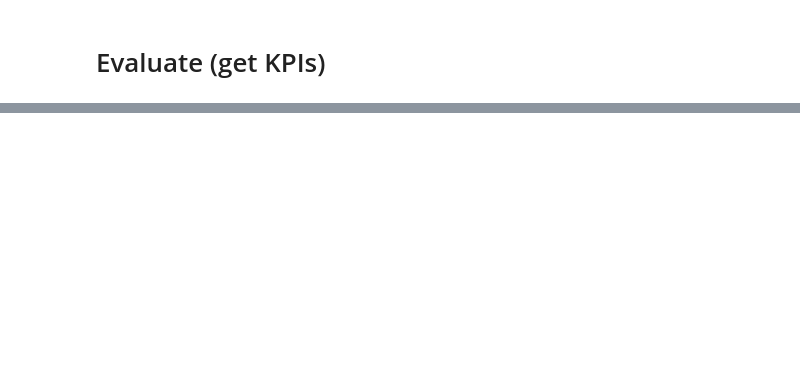
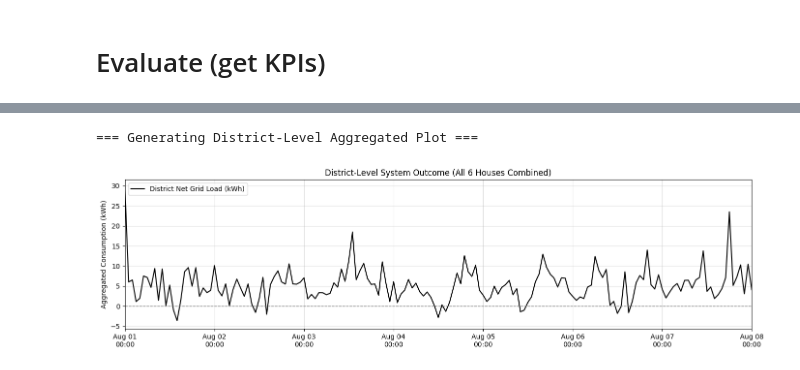
Before and after one commit to thanh7921/FRL_Smart_Grid, a Jupyter notebook: baseline/centralized_sac.ipynb, the cells around one changed output, grey strips where cells are left out. Cells and saved outputs as stored; diff of their text form; code cells hidden in the pictures; blank space fills up the shorter version.

```diff
--- a/baseline/centralized_sac.ipynb
+++ b/baseline/centralized_sac.ipynb
@@ -107,0 +181,14 @@ INFO:root:Go here /home/ntpt/.cache/citylearn/v2.5.0/datasets/citylearn_challeng
+# %%
+# ------------------------------------------------------------------
+# 7. Execution
+# ------------------------------------------------------------------
+total_timesteps = 100_000
+
+print(f"Target Timesteps: {total_timesteps}")
+model.learn(
+    total_timesteps=total_timesteps,
+    callback=checkpoint_callback,
+    tb_log_name=session_name,
+    reset_num_timesteps=reset_steps,
+    log_interval=1,  # Forces logging after every episode completion
+)
@@ -313,0 +444,29 @@ Box([-1. -1.  0. -1. -1.  0. -1. -1.  0. -1. -1.  0. -1. -1.  0. -1. -1.  0.], 1
+# %%
+# ==========================================
+# 6. Centralized District-Level Visualization
+# ==========================================
+# Because this is a centralized agent, looking at the entire district is highly relevant.
+
+print("\n=== Generating District-Level Aggregated Plot ===")
+fig, ax = plt.subplots(figsize=(14, 4))
+
+# Summing up the grid loads of all houses
+district_net_load = sum(
+    [env.unwrapped.buildings[i].net_electricity_consumption[:T] for i in range(num_houses)]
+)
+
+ax.plot(timestamps, district_net_load, label="District Net Grid Load (kWh)", color="black")
+ax.axhline(0, color="gray", linewidth=1, linestyle="--")
+ax.set_ylabel("Aggregated Consumption (kWh)")
+ax.set_title(f"District-Level System Outcome (All {num_houses} Houses Combined)")
+ax.legend(loc="upper left")
+ax.grid(True, alpha=0.4)
+
+ax.xaxis.set_major_formatter(mdates.DateFormatter("%b %d\n%H:%M"))
+plt.xticks(rotation=0)
+plt.xlim(timestamps[0], timestamps[168])
+plt.tight_layout()
+plt.show()
+# %% [output]
+=== Generating District-Level Aggregated Plot ===
+[figure, added]
```
Also changed, not shown: parts of 13 cells of this notebook, 10 other files.
